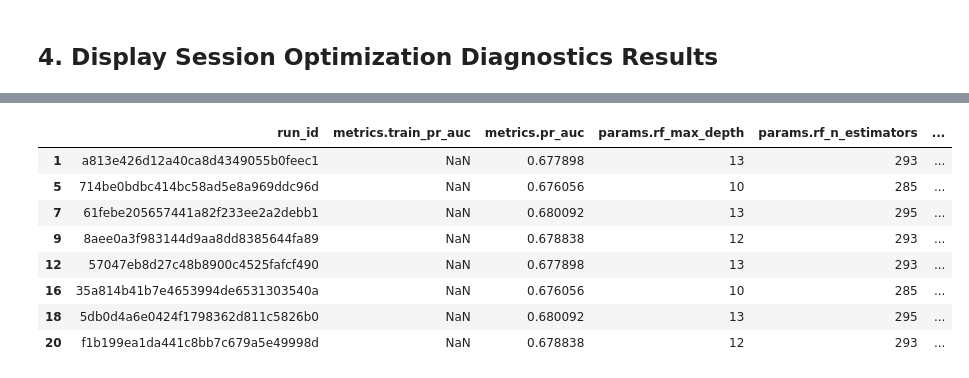
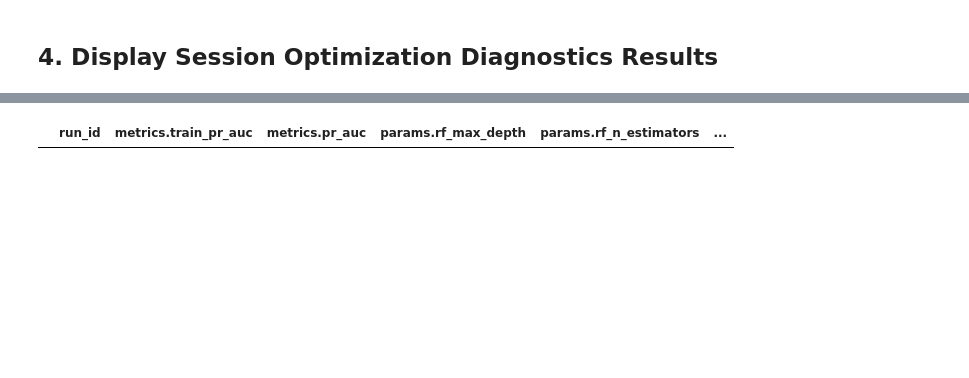
Before and after one commit to hectorvargas-dot/ml_hands_on_project, a Jupyter notebook: notebooks/6.0-havg-optuna-model.ipynb, the cells around one changed output, grey strips where cells are left out. Drawn from its saved outputs; the diff is of its cells as text; code cells hidden in the pictures; blank space fills up the shorter version.

```diff
--- a/notebooks/6.0-havg-optuna-model.ipynb
+++ b/notebooks/6.0-havg-optuna-model.ipynb
@@ -264,33 +248,25 @@ parent_summary_df
 # fe.remove_recent_runs(EXPERIMENT_NAME, 100000)
 # %%
 rf_runs = (
-    runs[runs["params.model"] == "rf"]
+    parent_summary_df[parent_summary_df["params.model"] == "rf"]
     .sort_values(
         "metrics.train_pr_auc",
         ascending=False
     )
 )
 
 rf_runs[
     [
         "run_id",
         'metrics.train_pr_auc',
         "metrics.pr_auc",
         "params.rf_max_depth",
         "params.rf_n_estimators",
         "params.rf_min_samples_split",
         "params.rf_min_samples_leaf",
     ]
 ]
 # %% [output]
 |  | run_id | metrics.train_pr_auc | metrics.pr_auc | params.rf_max_depth | params.rf_n_estimators | ... |
-| 1 | a813e426d12a40ca8d4349055b0feec1 | NaN | 0.677898 | 13 | 293 | ... |
-| 5 | 714be0bdbc414bc58ad5e8a969ddc96d | NaN | 0.676056 | 10 | 285 | ... |
-| 7 | 61febe205657441a82f233ee2a2debb1 | NaN | 0.680092 | 13 | 295 | ... |
-| 9 | 8aee0a3f983144d9aa8dd8385644fa89 | NaN | 0.678838 | 12 | 293 | ... |
-| 12 | 57047eb8d27c48b8900c4525fafcf490 | NaN | 0.677898 | 13 | 293 | ... |
-| 16 | 35a814b41b7e4653994de6531303540a | NaN | 0.676056 | 10 | 285 | ... |
-| 18 | 5db0d4a6e0424f1798362d811c5826b0 | NaN | 0.680092 | 13 | 295 | ... |
-| 20 | f1b199ea1da441c8bb7c679a5e49998d | NaN | 0.678838 | 12 | 293 | ... |
 # %%
 xgb_runs = (
```
Also changed, not shown: parts of 10 cells of this notebook, 7 other files.
